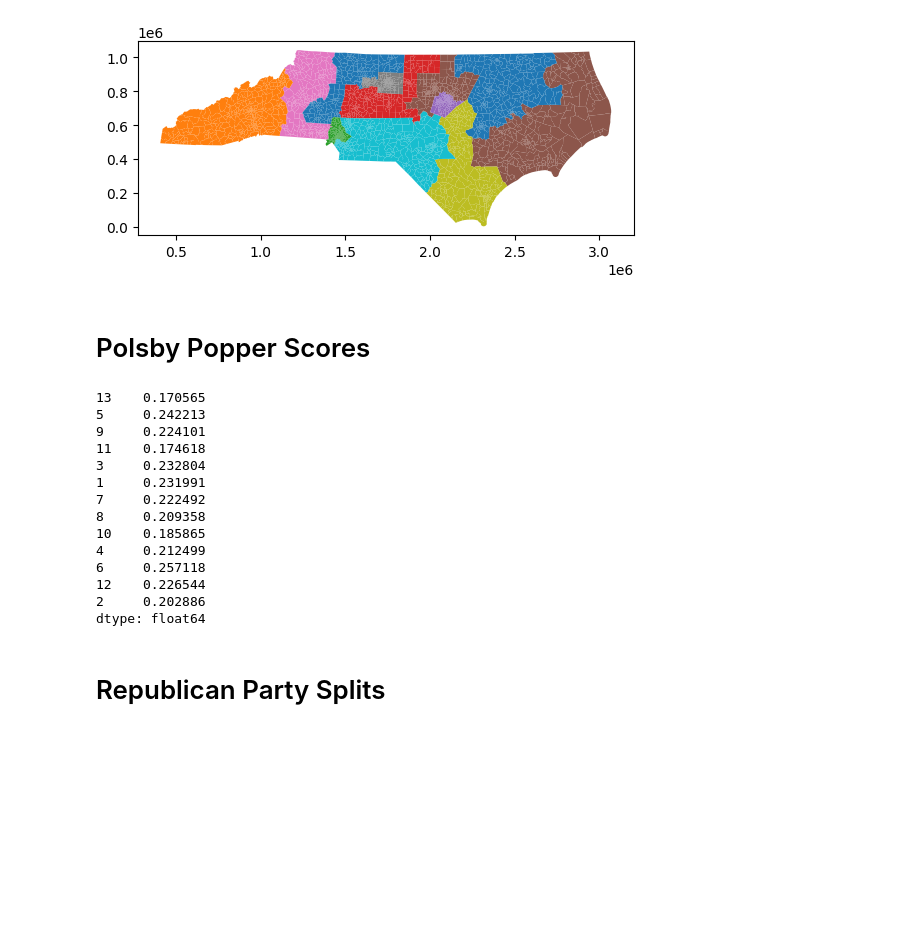
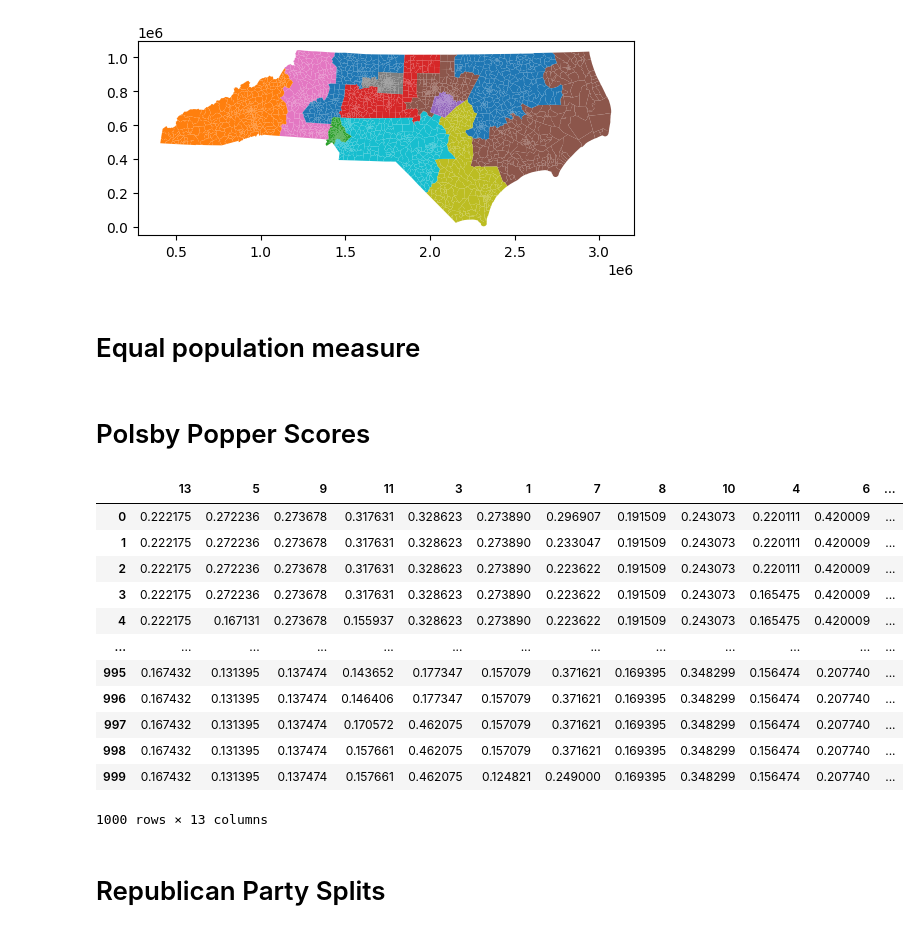
Before and after one commit to nimatullo/state-redistricter, a Jupyter notebook: gerrychain/seawulf-scripts/North Carolina.ipynb, the cells around one changed output. Saved outputs shown, nothing was run; the diff lists cells and outputs as text; code cells hidden in the pictures; blank space fills up the shorter version.

```diff
--- a/gerrychain/seawulf-scripts/North Carolina.ipynb
+++ b/gerrychain/seawulf-scripts/North Carolina.ipynb
@@ -57,3 +57,46 @@ chain = MarkovChain(
     initial_state=initial_partition,
     total_steps=ITERATIONS
 )
+# %%
+# Supress user warnings
+import warnings
+warnings.filterwarnings('ignore')
+
+# Calculate polsby popper score, republican and democratic split
+polsby_popper_scores = pd.DataFrame()
+dem_splits = pd.DataFrame()
+rep_splits = pd.DataFrame()
+black_pop = pd.DataFrame()
+asian_pop = pd.DataFrame()
+hisp_pop = pd.DataFrame()
+white_pop = pd.DataFrame()
+total_pop = pd.DataFrame()
+equal_pop = pd.DataFrame()
+
+
+indexes = ["13", "5", "9","11","3","1","7","8","10","4", "6", "12", "2"]
+
+for partition in chain:
+    polsby_popper_scores = polsby_popper_scores.append(pd.Series(polsby_popper(partition), index=indexes), ignore_index=True)
+    black_pop = black_pop.append(pd.Series(partition["black"], index=indexes), ignore_index=True)
+    asian_pop = asian_pop.append(pd.Series(partition["asian"], index=indexes), ignore_index=True)
+    hisp_pop = hisp_pop.append(pd.Series(partition["hisp"], index=indexes), ignore_index=True)
+    white_pop = white_pop.append(pd.Series(partition["white"], index=indexes), ignore_index=True)
+    total_pop = total_pop.append(pd.Series(partition["population"], index=indexes), ignore_index=True)
+
+    equal_pop = equal_pop.append(pd.Series(max(partition["population"].values()) - min(partition["population"].values())), ignore_index=True)
+
+    dem_splits = dem_splits.append(pd.Series(partition["CongressionalRace"].percents("Democratic"), index=indexes), ignore_index=True)
+    rep_splits = rep_splits.append(pd.Series(partition["CongressionalRace"].percents("Republican"), index=indexes), ignore_index=True)
+
+
+rep_safe_districts = rep_splits[rep_splits > SAFE_SEAT_THRESHOLD].count(axis=1)
+dem_safe_districts = dem_splits[dem_splits > SAFE_SEAT_THRESHOLD].count(axis=1)
+minority_pop = black_pop + asian_pop + hisp_pop
+opportunity_reps = minority_pop[minority_pop > MINORITY_POP_THRESHOLD * total_pop].count()
+dem_seat_share = dem_splits[dem_splits > RACE_WINNER_THRESHOLD].count(axis=1)
+dem_seat_share_percentage =  dem_seat_share / TOTAL_DISTRICTS
+dem_vote_share_percentage = dem_split.mean(axis=1).mean()
+equal_pop_measure = equal_pop.mean() / sum(initial_partition["population"].values())
+# %% [markdown]
+# Equal population measure
@@ -60,23 +105,21 @@ chain = MarkovChain(
 # %% [markdown]
 # Polsby Popper Scores
 # %%
-polsby_popper_scores = pd.DataFrame(polsby_popper(partition) for partition in chain)
-polsby_popper_scores.mean()
+polsby_popper_scores
 # %% [output]
+|  | 13 | 5 | 9 | 11 | 3 | 1 | 7 | 8 | 10 | 4 | 6 | ... |
+| 0 | 0.222175 | 0.272236 | 0.273678 | 0.317631 | 0.328623 | 0.273890 | 0.296907 | 0.191509 | 0.243073 | 0.220111 | 0.420009 | ... |
+| 1 | 0.222175 | 0.272236 | 0.273678 | 0.317631 | 0.328623 | 0.273890 | 0.233047 | 0.191509 | 0.243073 | 0.220111 | 0.420009 | ... |
+| 2 | 0.222175 | 0.272236 | 0.273678 | 0.317631 | 0.328623 | 0.273890 | 0.223622 | 0.191509 | 0.243073 | 0.220111 | 0.420009 | ... |
+| 3 | 0.222175 | 0.272236 | 0.273678 | 0.317631 | 0.328623 | 0.273890 | 0.223622 | 0.191509 | 0.243073 | 0.165475 | 0.420009 | ... |
+| 4 | 0.222175 | 0.167131 | 0.273678 | 0.155937 | 0.328623 | 0.273890 | 0.223622 | 0.191509 | 0.243073 | 0.165475 | 0.420009 | ... |
+| ... | ... | ... | ... | ... | ... | ... | ... | ... | ... | ... | ... | ... |
+| 995 | 0.167432 | 0.131395 | 0.137474 | 0.143652 | 0.177347 | 0.157079 | 0.371621 | 0.169395 | 0.348299 | 0.156474 | 0.207740 | ... |
+| 996 | 0.167432 | 0.131395 | 0.137474 | 0.146406 | 0.177347 | 0.157079 | 0.371621 | 0.169395 | 0.348299 | 0.156474 | 0.207740 | ... |
+| 997 | 0.167432 | 0.131395 | 0.137474 | 0.170572 | 0.462075 | 0.157079 | 0.371621 | 0.169395 | 0.348299 | 0.156474 | 0.207740 | ... |
+| 998 | 0.167432 | 0.131395 | 0.137474 | 0.157661 | 0.462075 | 0.157079 | 0.371621 | 0.169395 | 0.348299 | 0.156474 | 0.207740 | ... |
+| 999 | 0.167432 | 0.131395 | 0.137474 | 0.157661 | 0.462075 | 0.124821 | 0.249000 | 0.169395 | 0.348299 | 0.156474 | 0.207740 | ... |
-13    0.170565
-5     0.242213
-9     0.224101
-11    0.174618
-3     0.232804
-1     0.231991
-7     0.222492
-8     0.209358
-10    0.185865
-4     0.212499
-6     0.257118
-12    0.226544
-2     0.202886
-dtype: float64
+1000 rows × 13 columns
 # %% [markdown]
 # Republican Party Splits
 # %%
```
Also changed, not shown: parts of 16 cells of this notebook, 1 other file.
